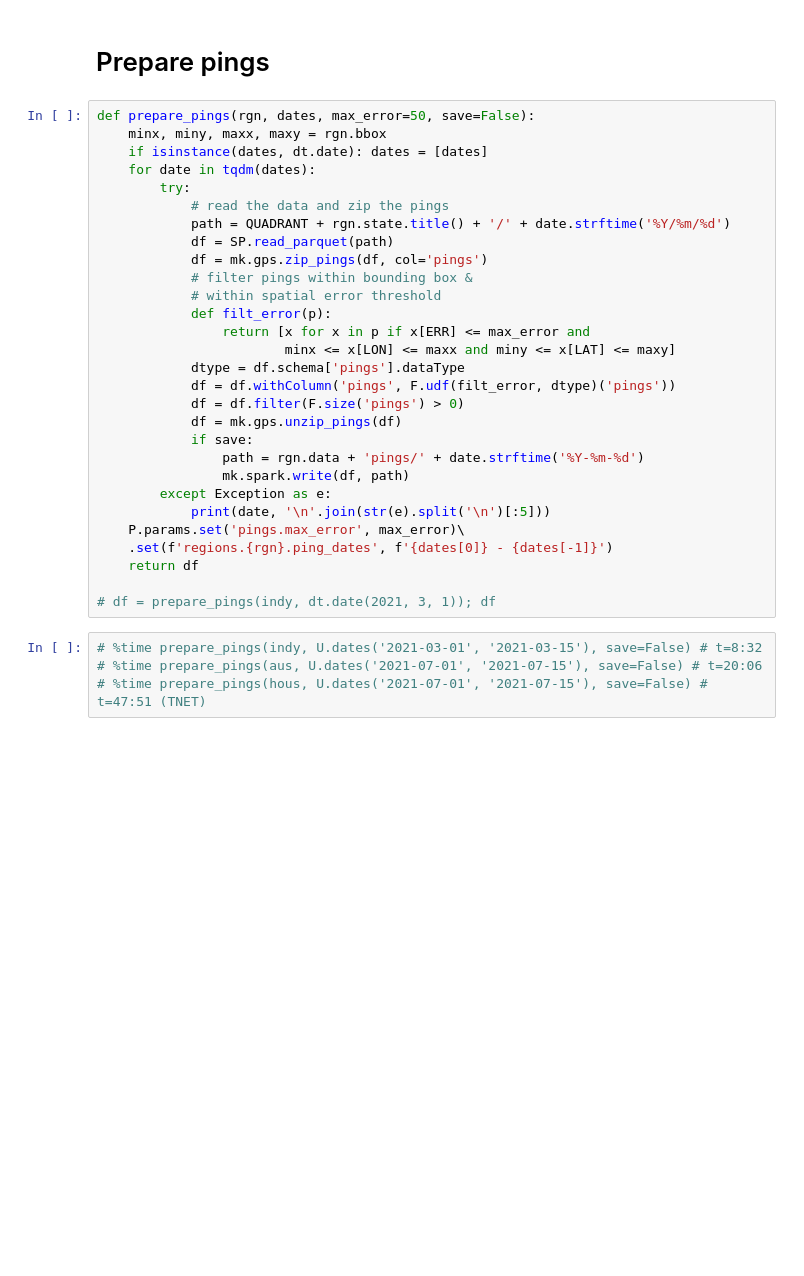
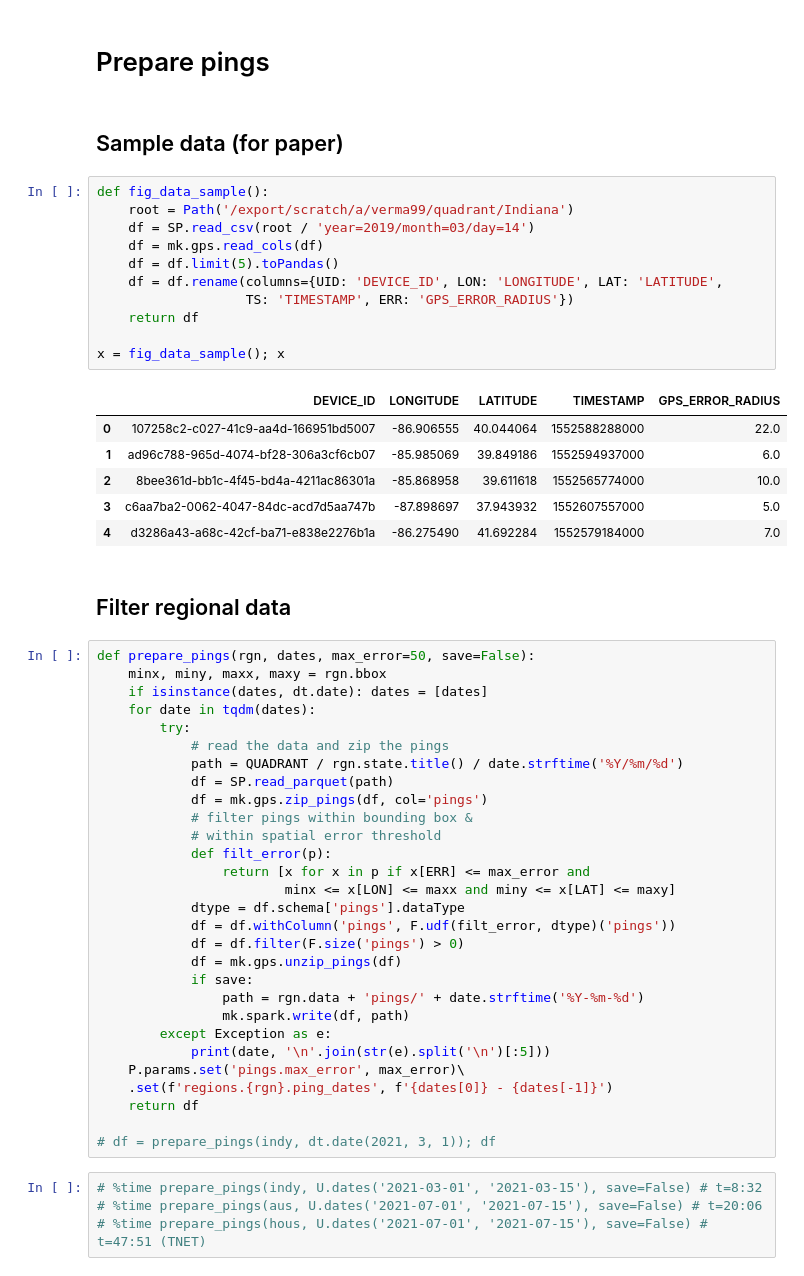
Before and after one commit to rvanxer/home_detection, a Jupyter notebook: code/2_Prepare_pings.ipynb, the cells around one changed output. Cells and saved outputs as stored; diff of their text form; blank space fills up the shorter version.

```diff
--- a/code/2_Prepare_pings.ipynb
+++ b/code/2_Prepare_pings.ipynb
@@ -20,6 +20,28 @@ aus = Region.load('Austin', 'Texas')
 hous = Region.load('Houston', 'Texas')
 # %% [markdown]
 # Prepare pings
+# %% [markdown]
+## Sample data (for paper)
+# %%
+def fig_data_sample():
+    root = Path('/export/scratch/a/verma99/quadrant/Indiana')
+    df = SP.read_csv(root / 'year=2019/month=03/day=14')
+    df = mk.gps.read_cols(df)
+    df = df.limit(5).toPandas()
+    df = df.rename(columns={UID: 'DEVICE_ID', LON: 'LONGITUDE', LAT: 'LATITUDE',
+                   TS: 'TIMESTAMP', ERR: 'GPS_ERROR_RADIUS'})
+    return df
+
+x = fig_data_sample(); x
+# %% [output]
+|  | DEVICE_ID | LONGITUDE | LATITUDE | TIMESTAMP | GPS_ERROR_RADIUS |
+| 0 | 107258c2-c027-41c9-aa4d-166951bd5007 | -86.906555 | 40.044064 | 1552588288000 | 22.0 |
+| 1 | ad96c788-965d-4074-bf28-306a3cf6cb07 | -85.985069 | 39.849186 | 1552594937000 | 6.0 |
+| 2 | 8bee361d-bb1c-4f45-bd4a-4211ac86301a | -85.868958 | 39.611618 | 1552565774000 | 10.0 |
+| 3 | c6aa7ba2-0062-4047-84dc-acd7d5aa747b | -87.898697 | 37.943932 | 1552607557000 | 5.0 |
+| 4 | d3286a43-a68c-42cf-ba71-e838e2276b1a | -86.275490 | 41.692284 | 1552579184000 | 7.0 |
+# %% [markdown]
+## Filter regional data
 # %%
 def prepare_pings(rgn, dates, max_error=50, save=False):
     minx, miny, maxx, maxy = rgn.bbox
@@ -27,7 +49,7 @@ def prepare_pings(rgn, dates, max_error=50, save=False):
     for date in tqdm(dates):
         try:
             # read the data and zip the pings
-            path = QUADRANT + rgn.state.title() + '/' + date.strftime('%Y/%m/%d')
+            path = QUADRANT / rgn.state.title() / date.strftime('%Y/%m/%d')
             df = SP.read_parquet(path)
             df = mk.gps.zip_pings(df, col='pings')
             # filter pings within bounding box &
```
Also changed, not shown: parts of 19 cells of this notebook, 9 other files.
